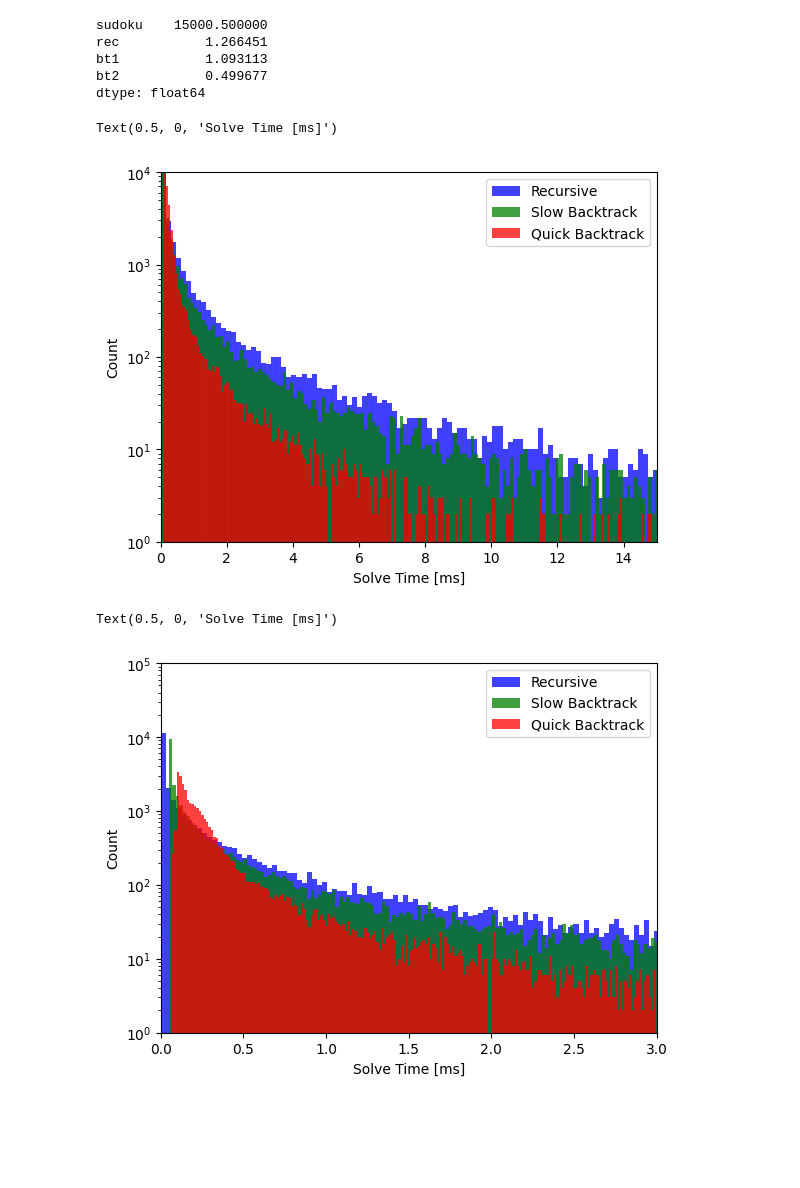
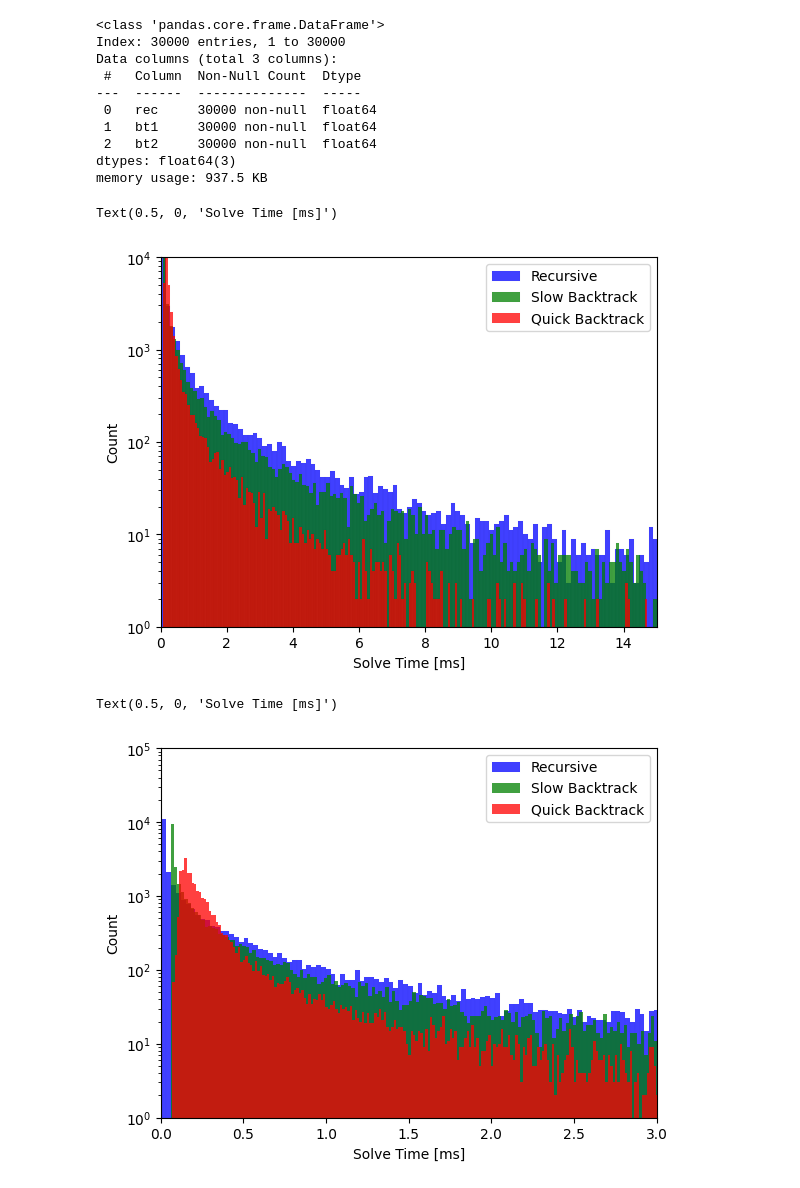
Before and after one commit to EE2SE/SudokuSolvers, a Jupyter notebook: sudokus/SudokuAnalysis.ipynb, the cells around one changed output. Drawn from its saved outputs; the diff is of its cells as text; code cells hidden in the pictures; blank space fills up the shorter version.

```diff
--- a/sudokus/SudokuAnalysis.ipynb
+++ b/sudokus/SudokuAnalysis.ipynb
@@ -21,27 +21,33 @@ memory usage: 937.6 KB
 # %%
-df.mean()
+df2 = df.groupby(df.sudoku).mean()
+df2.info()
 # %% [output]
-sudoku    15000.500000
-rec           1.266451
-bt1           1.093113
-bt2           0.499677
-dtype: float64
+<class 'pandas.core.frame.DataFrame'>
+Index: 30000 entries, 1 to 30000
+Data columns (total 3 columns):
+ #   Column  Non-Null Count  Dtype
+---  ------  --------------  -----
+ 0   rec     30000 non-null  float64
+ 1   bt1     30000 non-null  float64
+ 2   bt2     30000 non-null  float64
+dtypes: float64(3)
+memory usage: 937.5 KB
 # %%
-sns.histplot(data=df, x="rec",color="blue", bins = 2000, label="Recursive")
-sns.histplot(data=df, x="bt1",color="green", bins = 2000, label="Slow Backtrack")
-sns.histplot(data=df, x="bt2",color="red", bins = 2000, label="Quick Backtrack")
+sns.histplot(data=df2, x="rec",color="blue", bins = 2000, label="Recursive")
+sns.histplot(data=df2, x="bt1",color="green", bins = 2000, label="Slow Backtrack")
+sns.histplot(data=df2, x="bt2",color="red", bins = 2000, label="Quick Backtrack")
 plt.yscale('log')
 plt.ylim([1, 10000])
 plt.xlim([0, 15])
 plt.legend()
 plt.xlabel('Solve Time [ms]')
 # %% [output]
 Text(0.5, 0, 'Solve Time [ms]')
-[figure, old version]
+[figure, new version]
 # %%
-sns.histplot(data=df, x="rec",color="blue", bins = 10000, label="Recursive")
-sns.histplot(data=df, x="bt1",color="green", bins = 10000, label="Slow Backtrack")
-sns.histplot(data=df, x="bt2",color="red", bins = 10000, label="Quick Backtrack")
+sns.histplot(data=df2, x="rec",color="blue", bins = 10000, label="Recursive")
+sns.histplot(data=df2, x="bt1",color="green", bins = 10000, label="Slow Backtrack")
+sns.histplot(data=df2, x="bt2",color="red", bins = 10000, label="Quick Backtrack")
 plt.yscale('log')
 plt.ylim([1, 100000])
 plt.xlim([0, 3])
@@ -49,4 +55,4 @@ plt.legend()
 plt.xlabel('Solve Time [ms]')
 # %% [output]
 Text(0.5, 0, 'Solve Time [ms]')
-[figure, old version]
+[figure, new version]
```
Also changed, not shown: parts of 2 cells of this notebook, 7 other files.
